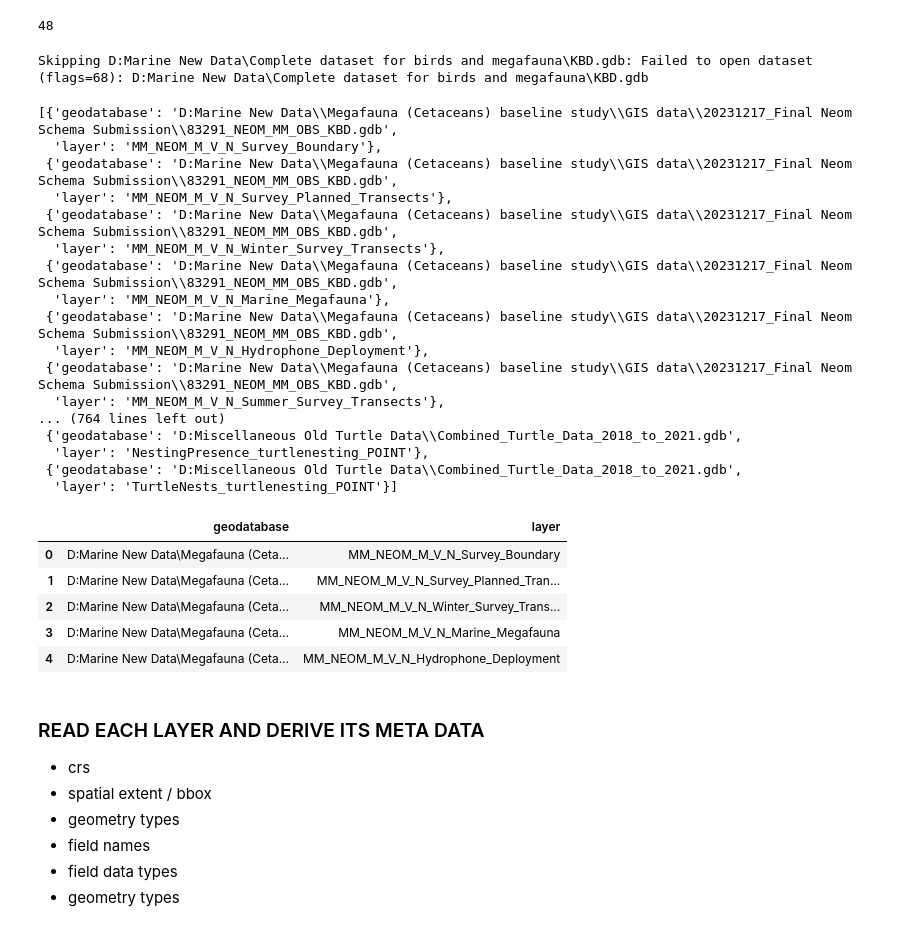
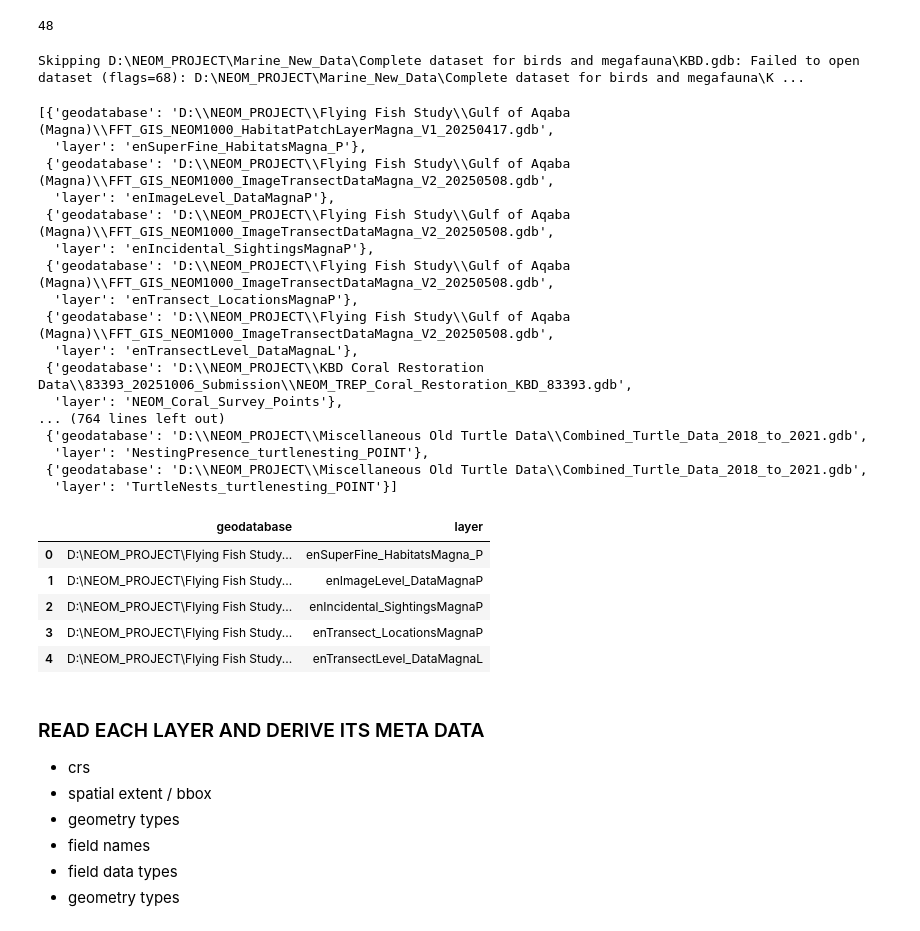
Before and after one commit to skdarkey/neom-hackathon, a Jupyter notebook: crawl_and_classify.ipynb, the cells around one changed output. Drawn from its saved outputs; the diff is of its cells as text; code cells hidden in the pictures.

```diff
--- a/crawl_and_classify.ipynb
+++ b/crawl_and_classify.ipynb
@@ -13,3 +14,21 @@ ROOT_DIRS = [r'D:']
+# %%
+# Global Vars
+ROOT_DIRS = [r'D:\NEOM_PROJECT']
+OUTPUT_GDB_METADATA_CSV = r'C:\PERSONAL\UK PHD\NEOM_PROJECT\gdb_layer_metadata.csv'
+OUTPUT_GDB_METADATA_GPKG = r'C:\PERSONAL\UK PHD\NEOM_PROJECT\gdb_layer_metadata.csv'
+
+OUTPUT_SHP_METADATA_CSV = r"C:\PERSONAL\UK PHD\NEOM_PROJECT\shp_layer_metadata.csv"
+OUTPUT_SHP_METADATA_GPKG = r"C:\PERSONAL\UK PHD\NEOM_PROJECT\shp_layer_metadata.csv"
+
+OUTPUT_IMGS_METADATA_CSV = r"C:\PERSONAL\UK PHD\NEOM_PROJECT\imgages_layer_metadata.csv"
+OUTPUT_CSV_METADATA_CSV = r"C:\PERSONAL\UK PHD\NEOM_PROJECT\csv_xlsx_tables_metadata.csv"
+
+#
+SPECIES_TYPES = ["Corals", "Dugong", "Turtles", "Flying Fish", "Flora And Fauna", "Bird", "Cetaceans"]
+ACTIVITY_TYPES = ["Restoration", "Survey", "Study", "Species Management", "Species_Recovery"]
+DATE_COLUMNS = ["Timestamp", "Date_", "StartDate", "EndDate"]
+
+CRS = '32636'
 # %%
 # function to return geodatabase / files paths in list
 def get_geodbs_to_list(root_dirs, files_endwith='gdb'):
@@ -48,7 +67,7 @@ len(gdb_paths)
 # %%
 # find layers in gdb
 
-def get_gdb_layers(gdb_paths, output_layers_csv_path):
+def get_gdb_layers(gdb_paths):
     """
     Returns a dictionary mapping each geodatabase path
     to a list of its layer names.
@@ -81,45 +100,55 @@ def get_gdb_layers(gdb_paths, output_layers_csv_path):
             })
 
         # save a csv
-    df = pd.DataFrame(rows)
-    df.to_csv(f"{output_layers_csv_path}", index=False)
+    # df = pd.DataFrame(rows)
+    # df.to_csv(f"{output_layers_csv_path}", index=False)
 
     # return layers
     return rows
+
+# function to find matching species and activity types
+def find_match(values, parts):
+    for v in values:
+        v_norm = v.lower().replace(" ", "_")
+        if any(v_norm in p.replace(" ", "_") for p in parts):
+            return v
+    return None
 # %%
 # get each geo db and its containing layers
-layers = get_gdb_layers(gdb_paths, OUTPUT_LAYERS_CSV_PATH)
+layers = get_gdb_layers(gdb_paths)
 layers
 # %% [output]
-Skipping D:Marine New Data\Complete dataset for birds and megafauna\KBD.gdb: Failed to open dataset (flags=68): D:Marine New Data\Complete dataset for birds and megafauna\KBD.gdb
+Skipping D:\NEOM_PROJECT\Marine_New_Data\Complete dataset for birds and megafauna\KBD.gdb: Failed to open dataset (flags=68): D:\NEOM_PROJECT\Marine_New_Data\Complete dataset for birds and megafauna\K ...
-[{'geodatabase': 'D:Marine New Data\\Megafauna (Cetaceans) baseline study\\GIS data\\20231217_Final Neom Schema Submission\\83291_NEOM_MM_OBS_KBD.gdb',
-  'layer': 'MM_NEOM_M_V_N_Survey_Boundary'},
- {'geodatabase': 'D:Marine New Data\\Megafauna (Cetaceans) baseline study\\GIS data\\20231217_Final Neom Schema Submission\\83291_NEOM_MM_OBS_KBD.gdb',
-  'layer': 'MM_NEOM_M_V_N_Survey_Planned_Transects'},
- {'geodatabase': 'D:Marine New Data\\Megafauna (Cetaceans) baseline study\\GIS data\\20231217_Final Neom Schema Submission\\83291_NEOM_MM_OBS_KBD.gdb',
-  'layer': 'MM_NEOM_M_V_N_Winter_Survey_Transects'},
- {'geodatabase': 'D:Marine New Data\\Megafauna (Cetaceans) baseline study\\GIS data\\20231217_Final Neom Schema Submission\\83291_NEOM_MM_OBS_KBD.gdb',
-  'layer': 'MM_NEOM_M_V_N_Marine_Megafauna'},
- {'geodatabase': 'D:Marine New Data\\Megafauna (Cetaceans) baseline study\\GIS data\\20231217_Final Neom Schema Submission\\83291_NEOM_MM_OBS_KBD.gdb',
-  'layer': 'MM_NEOM_M_V_N_Hydrophone_Deployment'},
- {'geodatabase': 'D:Marine New Data\\Megafauna (Cetaceans) baseline study\\GIS data\\20231217_Final Neom Schema Submission\\83291_NEOM_MM_OBS_KBD.gdb',
-  'layer': 'MM_NEOM_M_V_N_Summer_Survey_Transects'},
+[{'geodatabase': 'D:\\NEOM_PROJECT\\Flying Fish Study\\Gulf of Aqaba (Magna)\\FFT_GIS_NEOM1000_HabitatPatchLayerMagna_V1_20250417.gdb',
+  'layer': 'enSuperFine_HabitatsMagna_P'},
+ {'geodatabase': 'D:\\NEOM_PROJECT\\Flying Fish Study\\Gulf of Aqaba (Magna)\\FFT_GIS_NEOM1000_ImageTransectDataMagna_V2_20250508.gdb',
+  'layer': 'enImageLevel_DataMagnaP'},
+ {'geodatabase': 'D:\\NEOM_PROJECT\\Flying Fish Study\\Gulf of Aqaba (Magna)\\FFT_GIS_NEOM1000_ImageTransectDataMagna_V2_20250508.gdb',
+  'layer': 'enIncidental_SightingsMagnaP'},
+ {'geodatabase': 'D:\\NEOM_PROJECT\\Flying Fish Study\\Gulf of Aqaba (Magna)\\FFT_GIS_NEOM1000_ImageTransectDataMagna_V2_20250508.gdb',
+  'layer': 'enTransect_LocationsMagnaP'},
+ {'geodatabase': 'D:\\NEOM_PROJECT\\Flying Fish Study\\Gulf of Aqaba (Magna)\\FFT_GIS_NEOM1000_ImageTransectDataMagna_V2_20250508.gdb',
+  'layer': 'enTransectLevel_DataMagnaL'},
+ {'geodatabase': 'D:\\NEOM_PROJECT\\KBD Coral Restoration Data\\83393_20251006_Submission\\NEOM_TREP_Coral_Restoration_KBD_83393.gdb',
+  'layer': 'NEOM_Coral_Survey_Points'},
 ... (764 lines left out)
- {'geodatabase': 'D:Miscellaneous Old Turtle Data\\Combined_Turtle_Data_2018_to_2021.gdb',
+ {'geodatabase': 'D:\\NEOM_PROJECT\\Miscellaneous Old Turtle Data\\Combined_Turtle_Data_2018_to_2021.gdb',
   'layer': 'NestingPresence_turtlenesting_POINT'},
- {'geodatabase': 'D:Miscellaneous Old Turtle Data\\Combined_Turtle_Data_2018_to_2021.gdb',
+ {'geodatabase': 'D:\\NEOM_PROJECT\\Miscellaneous Old Turtle Data\\Combined_Turtle_Data_2018_to_2021.gdb',
   'layer': 'TurtleNests_turtlenesting_POINT'}]
 # %%
 # read the output csv layers table
-lyrs_df = pd.read_csv(OUTPUT_LAYERS_CSV_PATH)
+lyrs_df = pd.DataFrame(layers)
+
+# lyrs_df = pd.read_csv(OUTPUT_LAYERS_CSV_PATH)
 lyrs_df.head()
 # %% [output]
 |  | geodatabase | layer |
-| 0 | D:Marine New Data\Megafauna (Ceta... | MM_NEOM_M_V_N_Survey_Boundary |
-| 1 | D:Marine New Data\Megafauna (Ceta... | MM_NEOM_M_V_N_Survey_Planned_Tran... |
-| 2 | D:Marine New Data\Megafauna (Ceta... | MM_NEOM_M_V_N_Winter_Survey_Trans... |
-| 3 | D:Marine New Data\Megafauna (Ceta... | MM_NEOM_M_V_N_Marine_Megafauna |
-| 4 | D:Marine New Data\Megafauna (Ceta... | MM_NEOM_M_V_N_Hydrophone_Deployment |
+| 0 | D:\NEOM_PROJECT\Flying Fish Study... | enSuperFine_HabitatsMagna_P |
+| 1 | D:\NEOM_PROJECT\Flying Fish Study... | enImageLevel_DataMagnaP |
+| 2 | D:\NEOM_PROJECT\Flying Fish Study... | enIncidental_SightingsMagnaP |
+| 3 | D:\NEOM_PROJECT\Flying Fish Study... | enTransect_LocationsMagnaP |
+| 4 | D:\NEOM_PROJECT\Flying Fish Study... | enTransectLevel_DataMagnaL |
 # %% [markdown]
 ### READ EACH LAYER AND DERIVE ITS META DATA
 - crs
```
Also changed, not shown: parts of 27 cells of this notebook.
